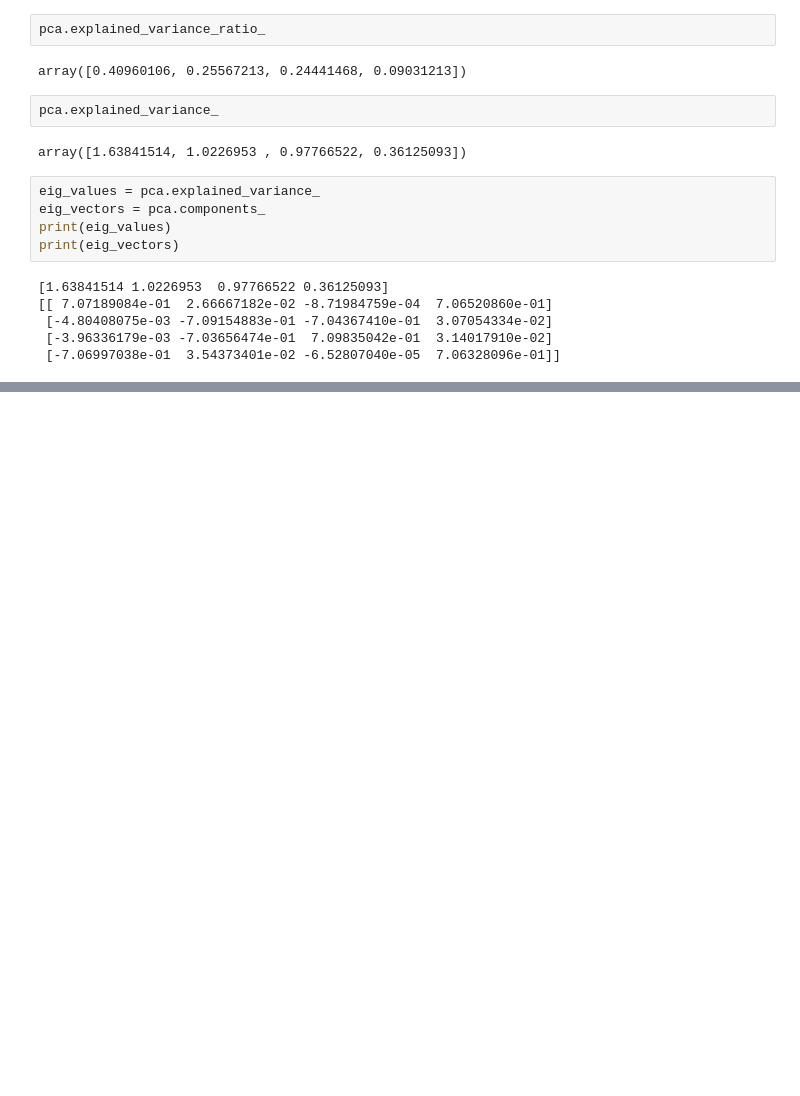
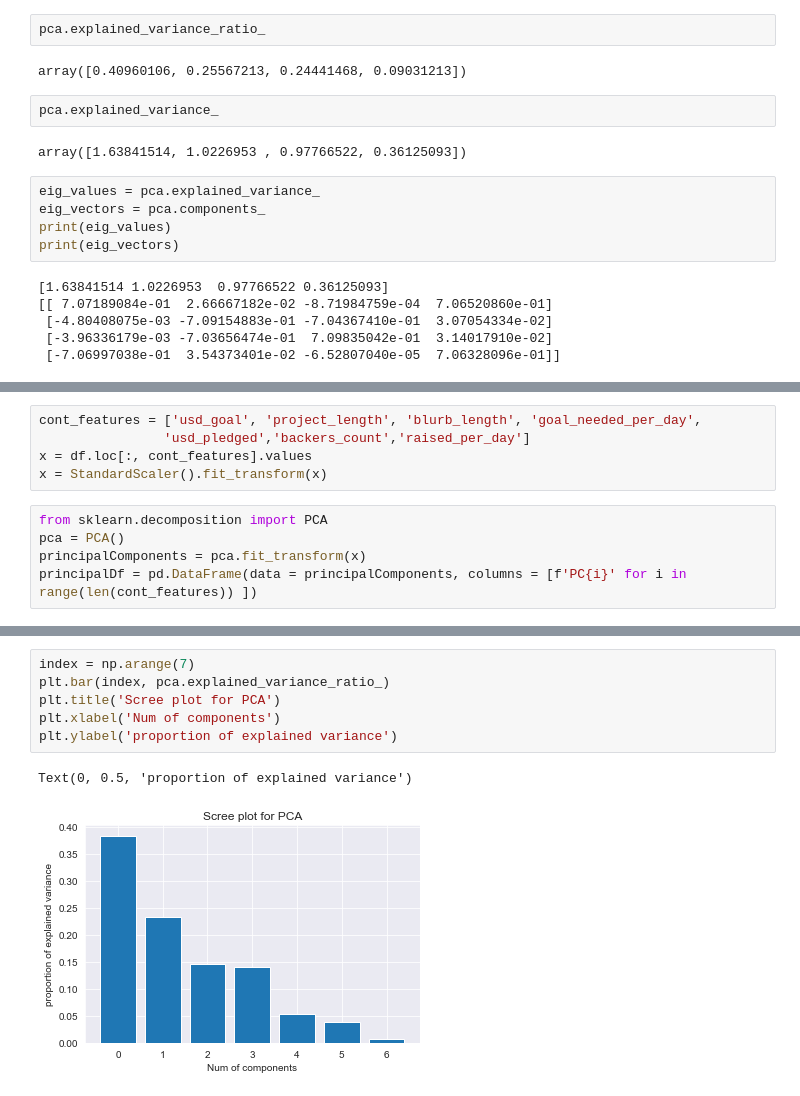
Before and after one commit to griffinhundley/kickstarter_success, a Jupyter notebook: notebooks/final_notebook-Copy1.ipynb, the cells around one changed output, grey strips where cells are left out. Drawn from its saved outputs; the diff is of its cells as text; blank space fills up the shorter version.

```diff
--- a/notebooks/final_notebook-Copy1.ipynb
+++ b/notebooks/final_notebook-Copy1.ipynb
@@ -799,0 +865,10 @@ Text(0, 0.5, 'explained variance ratio')
+# %%
+cont_features = ['usd_goal', 'project_length', 'blurb_length', 'goal_needed_per_day',
+                'usd_pledged','backers_count','raised_per_day']
+x = df.loc[:, cont_features].values
+x = StandardScaler().fit_transform(x)
+# %%
+from sklearn.decomposition import PCA
+pca = PCA()
+principalComponents = pca.fit_transform(x)
+principalDf = pd.DataFrame(data = principalComponents, columns = [f'PC{i}' for i in range(len(cont_features)) ])
@@ -799,0 +923,9 @@ Text(0, 0.5, 'explained variance ratio')
+# %%
+index = np.arange(7)
+plt.bar(index, pca.explained_variance_ratio_)
+plt.title('Scree plot for PCA')
+plt.xlabel('Num of components')
+plt.ylabel('proportion of explained variance')
+# %% [output]
+Text(0, 0.5, 'proportion of explained variance')
+[figure, added]
```
Also changed, not shown: parts of 22 cells of this notebook, 1 other file.
